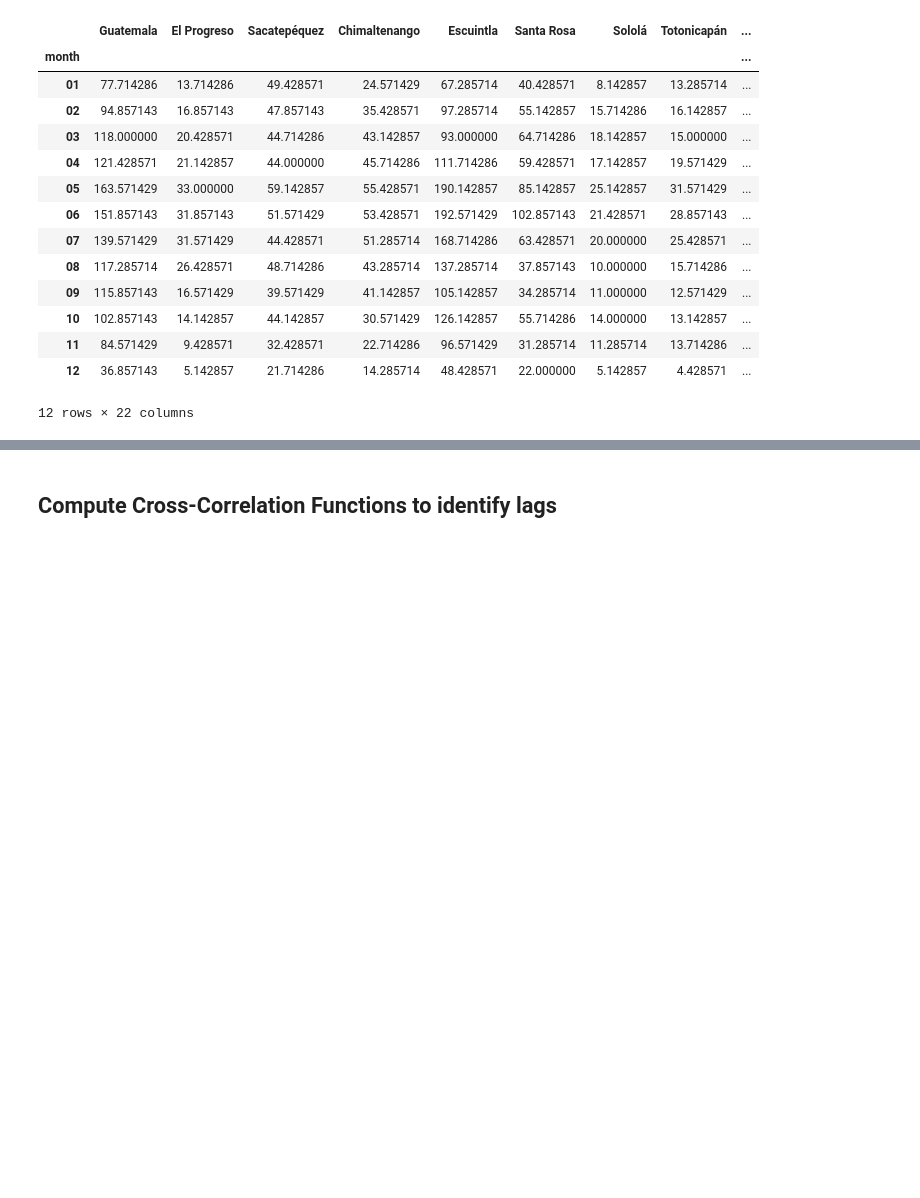
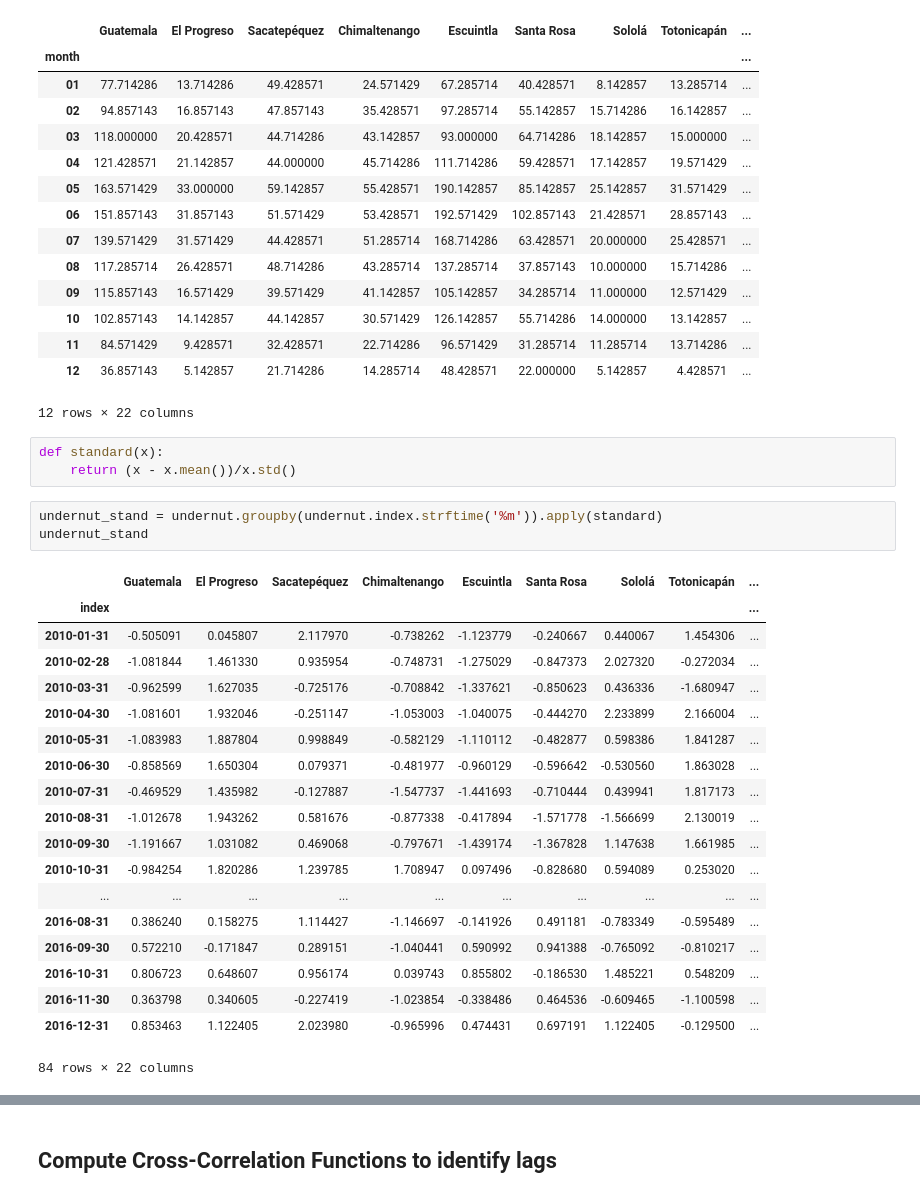
Before and after one commit to agmunozs/climateandsociety, a Jupyter notebook: Guatemala_AcuteUndernutrition5yrold_Preprocessing.ipynb, the cells around one changed output, grey strips where cells are left out. Drawn from its saved outputs; the diff is of its cells as text; blank space fills up the shorter version.

```diff
--- a/Guatemala_AcuteUndernutrition5yrold_Preprocessing.ipynb
+++ b/Guatemala_AcuteUndernutrition5yrold_Preprocessing.ipynb
@@ -194,3 +211,29 @@ climoundernut
 | 11 | 84.571429 | 9.428571 | 32.428571 | 22.714286 | 96.571429 | 31.285714 | 11.285714 | 13.714286 | ... |
 | 12 | 36.857143 | 5.142857 | 21.714286 | 14.285714 | 48.428571 | 22.000000 | 5.142857 | 4.428571 | ... |
 12 rows × 22 columns
+# %%
+def standard(x):
+    return (x - x.mean())/x.std()
+# %%
+undernut_stand = undernut.groupby(undernut.index.strftime('%m')).apply(standard)
+undernut_stand
+# %% [output]
+|  | Guatemala | El Progreso | Sacatepéquez | Chimaltenango | Escuintla | Santa Rosa | Sololá | Totonicapán | ... |
+| index |  |  |  |  |  |  |  |  | ... |
+| 2010-01-31 | -0.505091 | 0.045807 | 2.117970 | -0.738262 | -1.123779 | -0.240667 | 0.440067 | 1.454306 | ... |
+| 2010-02-28 | -1.081844 | 1.461330 | 0.935954 | -0.748731 | -1.275029 | -0.847373 | 2.027320 | -0.272034 | ... |
+| 2010-03-31 | -0.962599 | 1.627035 | -0.725176 | -0.708842 | -1.337621 | -0.850623 | 0.436336 | -1.680947 | ... |
+| 2010-04-30 | -1.081601 | 1.932046 | -0.251147 | -1.053003 | -1.040075 | -0.444270 | 2.233899 | 2.166004 | ... |
+| 2010-05-31 | -1.083983 | 1.887804 | 0.998849 | -0.582129 | -1.110112 | -0.482877 | 0.598386 | 1.841287 | ... |
+| 2010-06-30 | -0.858569 | 1.650304 | 0.079371 | -0.481977 | -0.960129 | -0.596642 | -0.530560 | 1.863028 | ... |
+| 2010-07-31 | -0.469529 | 1.435982 | -0.127887 | -1.547737 | -1.441693 | -0.710444 | 0.439941 | 1.817173 | ... |
+| 2010-08-31 | -1.012678 | 1.943262 | 0.581676 | -0.877338 | -0.417894 | -1.571778 | -1.566699 | 2.130019 | ... |
+| 2010-09-30 | -1.191667 | 1.031082 | 0.469068 | -0.797671 | -1.439174 | -1.367828 | 1.147638 | 1.661985 | ... |
+| 2010-10-31 | -0.984254 | 1.820286 | 1.239785 | 1.708947 | 0.097496 | -0.828680 | 0.594089 | 0.253020 | ... |
+| ... | ... | ... | ... | ... | ... | ... | ... | ... | ... |
+| 2016-08-31 | 0.386240 | 0.158275 | 1.114427 | -1.146697 | -0.141926 | 0.491181 | -0.783349 | -0.595489 | ... |
+| 2016-09-30 | 0.572210 | -0.171847 | 0.289151 | -1.040441 | 0.590992 | 0.941388 | -0.765092 | -0.810217 | ... |
+| 2016-10-31 | 0.806723 | 0.648607 | 0.956174 | 0.039743 | 0.855802 | -0.186530 | 1.485221 | 0.548209 | ... |
+| 2016-11-30 | 0.363798 | 0.340605 | -0.227419 | -1.023854 | -0.338486 | 0.464536 | -0.609465 | -1.100598 | ... |
+| 2016-12-31 | 0.853463 | 1.122405 | 2.023980 | -0.965996 | 0.474431 | 0.697191 | 1.122405 | -0.129500 | ... |
+84 rows × 22 columns
```
Also changed, not shown: parts of 13 cells of this notebook.
